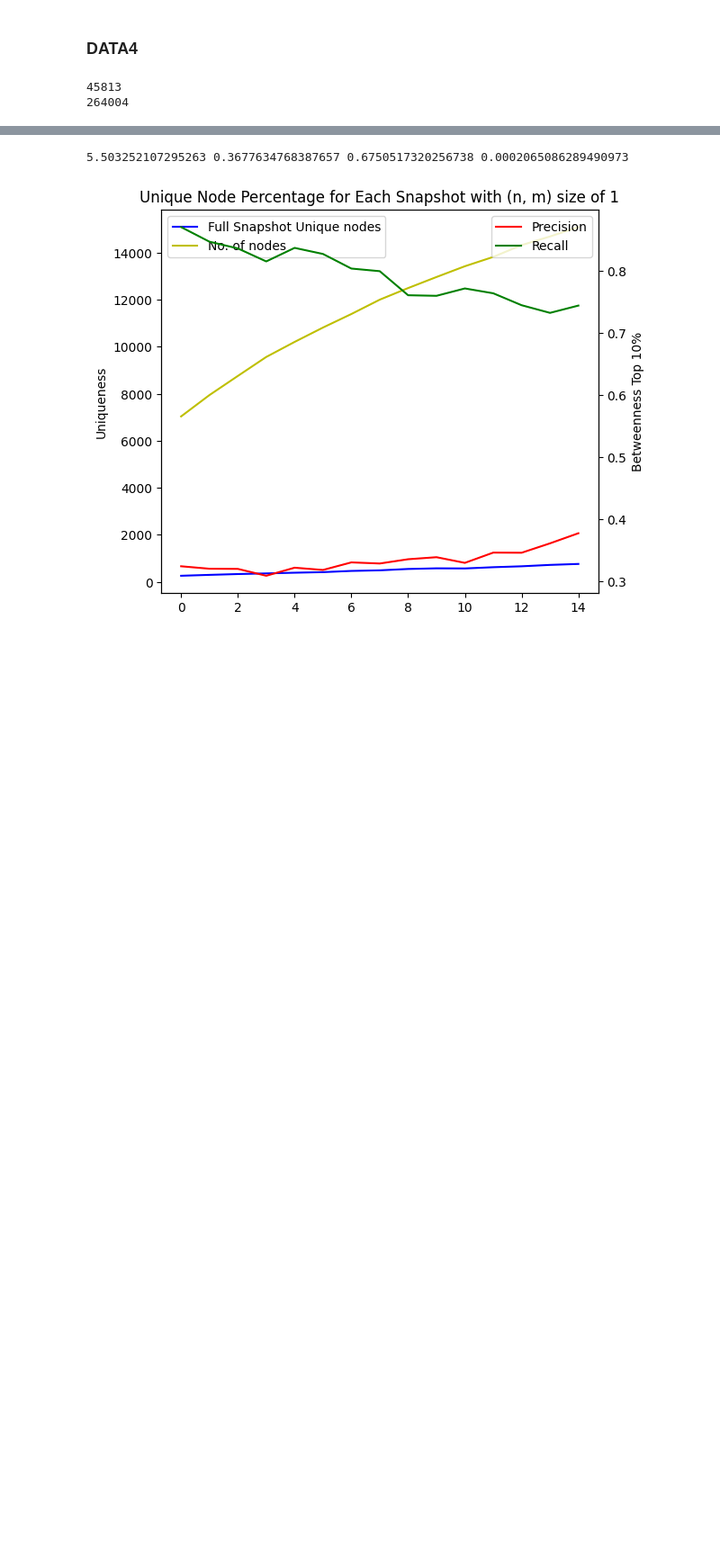
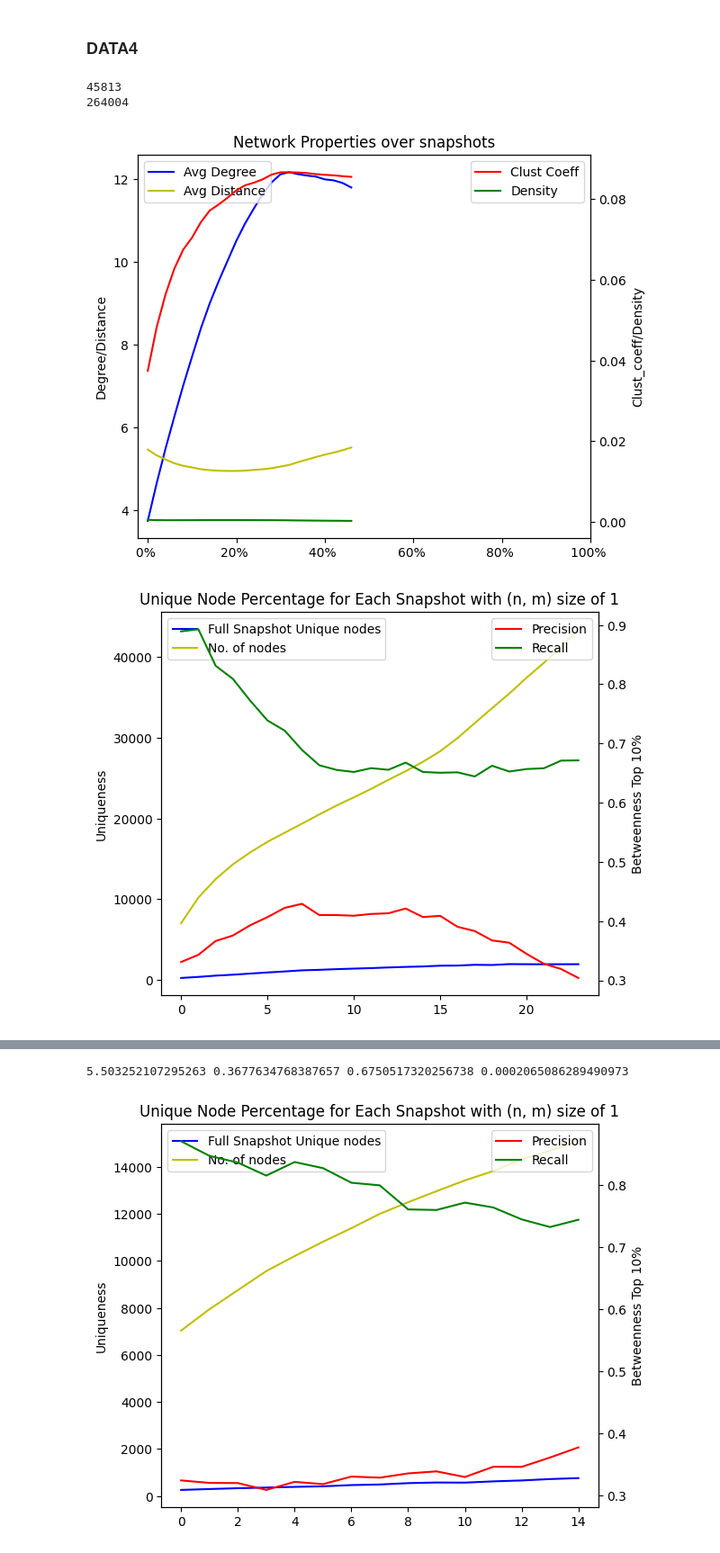
Before and after one commit to JaviAnton/tempo-network-anonymity, a Jupyter notebook: igraphver.ipynb, the cells around one changed output, grey strips where cells are left out. Shown at 90% size. Drawn from its saved outputs; the diff is of its cells as text; code cells hidden in the pictures; blank space fills up the shorter version.

```diff
--- a/igraphver.ipynb
+++ b/igraphver.ipynb
@@ -539,9 +539,12 @@ print(G.number_of_edges())
 45813
 264004
 # %%
-count4, unique_percentage4, nodes_num4, top4, mid4, last4, start4, precision4, recall4 = snapshots_uniqueness_betweenness(edge_list4)
+count4, unique_percentage4, nodes_num4, top4, mid4, last4, start4, precision4, recall4 = snapshots_uniqueness_betweenness(edge_list4, step=0.04)
 #count3, unique_percentage3, nodes_num3, top3, mid3, last3, start3, precision3, recall3 = snapshots_uniqueness_betweenness(edge_list4,, step=0.01, part=0.2)
-avg_degree4, clus_coeff4, density4, avg_dist4, _ = snapshots_properties(edge_list4)
+avg_degree4, clus_coeff4, density4, avg_dist4, asso4 = snapshots_properties(edge_list4, step=0.04)
 
 plot_uniqueproperty(avg_degree4, clus_coeff4, density4, avg_dist4)
 plot_data(count4, nodes_num4, precision4, recall4)
+# %% [output]
+[figure, added]
+[figure, added]
```
Also changed, not shown: parts of 5 cells of this notebook.
